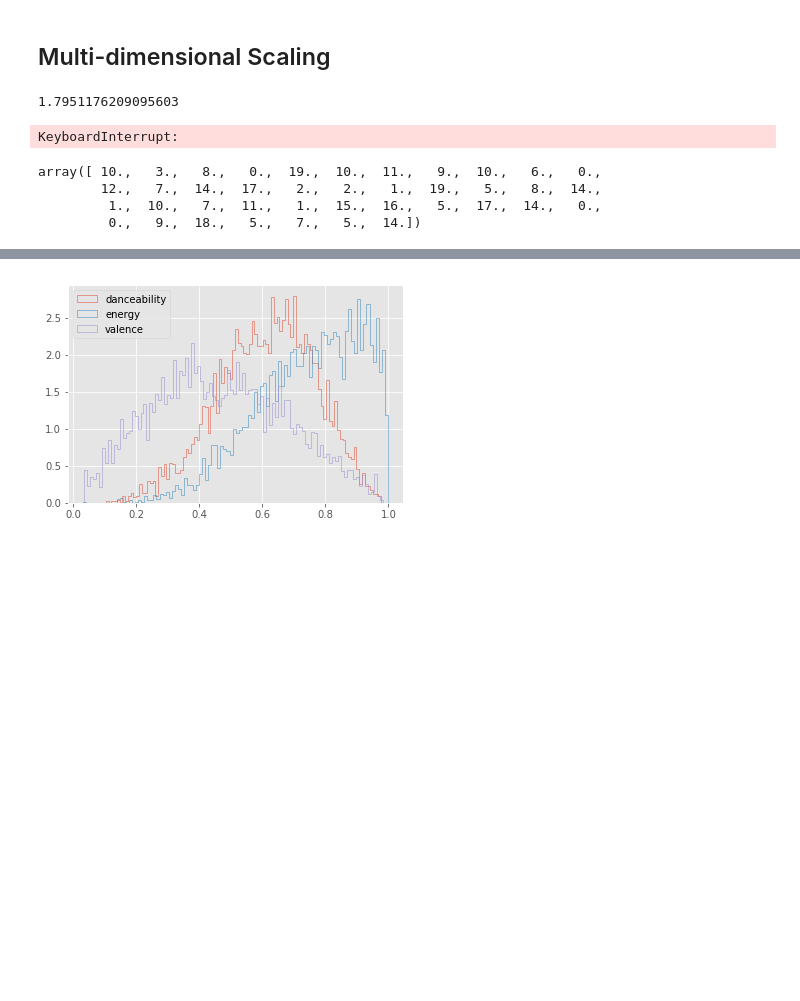
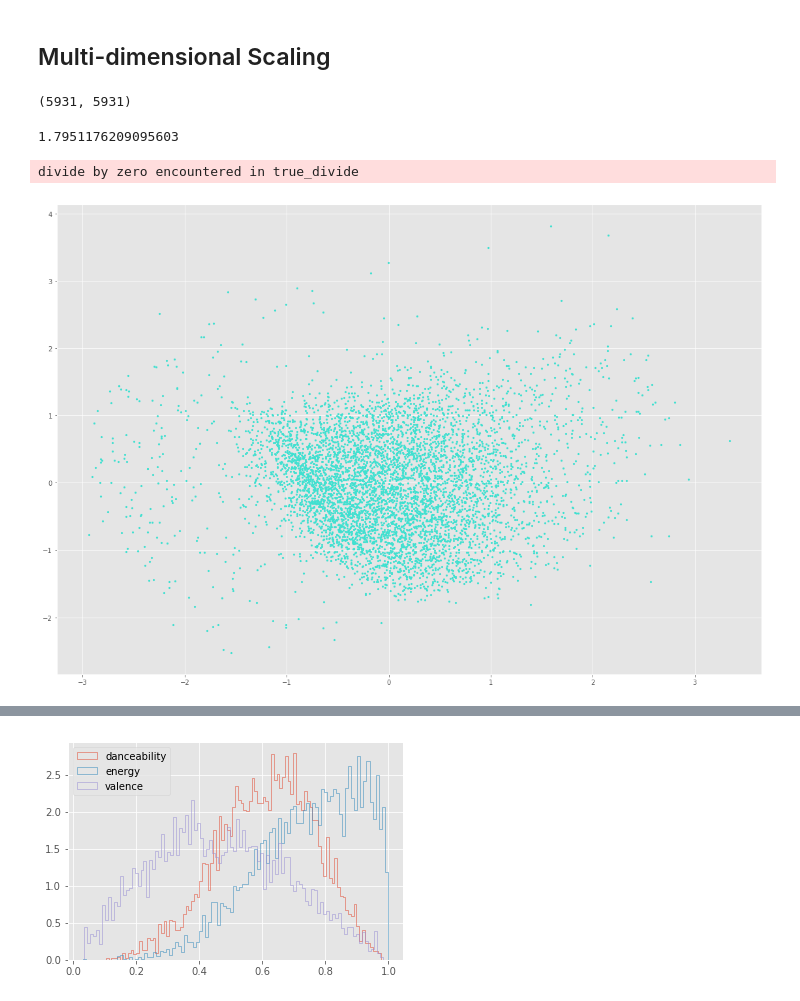
Before and after one commit to jcream31/workout_music_recommender, a Jupyter notebook: notebooks/Analysis.ipynb, the cells around one changed output, grey strips where cells are left out. Drawn from its saved outputs; the diff is of its cells as text; code cells hidden in the pictures; blank space fills up the shorter version.

```diff
--- a/notebooks/Analysis.ipynb
+++ b/notebooks/Analysis.ipynb
@@ -75,6 +77,10 @@ ax.set_ylabel("Second Principal Component")
 # %%
 data_mat = data_as_array(data)
 eu_dist = np.sqrt(((data_mat - data_mat[:, np.newaxis, :])**2).sum(axis=2))
+# %%
+eu_dist.shape
+# %% [output]
+(5931, 5931)
 # %%
 # consider any songs with < 0.5 dist as connected/related
 np.amax(eu_dist)
@@ -83,58 +89,42 @@ np.amax(eu_dist)
 # %%
 import numpy as np
 from matplotlib import pyplot as plt
 from matplotlib.collections import LineCollection
 from sklearn import manifold
 from sklearn.metrics import euclidean_distances
 from sklearn.decomposition import PCA
 
 n_samples = len(data)
-
+X_true = data_mat
 mds = manifold.MDS(n_components=2, max_iter=3000, eps=1e-9, random_state=seed,
                    dissimilarity="precomputed", n_jobs=1)
-pos = mds.fit(eu_dist).embedding_
-
-
+# pos = mds.fit(eu_dist).embedding_
+with open('../data/mds_fit.p', 'rb') as fp:
+    pos = pickle.load(fp)
 
 # Rescale the data
-# pos *= np.sqrt((X_true ** 2).sum()) / np.sqrt((pos ** 2).sum())
-# npos *= np.sqrt((X_true ** 2).sum()) / np.sqrt((npos ** 2).sum())
+pos *= np.sqrt((X_true ** 2).sum()) / np.sqrt((pos ** 2).sum())
 
-# # Rotate the data
-# clf = PCA(n_components=2)
-# X_true = clf.fit_transform(X_true)
+# Rotate the data
+clf = PCA(n_components=2)
+X_true = clf.fit_transform(X_true)
 
-# pos = clf.fit_transform(pos)
+pos = clf.fit_transform(pos)
 
-# npos = clf.fit_transform(npos)
+fig = plt.figure(1, figsize=(15,10))
+ax = plt.axes([0., 0., 1., 1.])
 
-# fig = plt.figure(1)
-# ax = plt.axes([0., 0., 1., 1.])
-
-# s = 100
+s = 10
 # plt.scatter(X_true[:, 0], X_true[:, 1], color='navy', s=s, lw=0,
 #             label='True Position')
-# plt.scatter(pos[:, 0], pos[:, 1], color='turquoise', s=s, lw=0, label='MDS')
+plt.scatter(pos[:, 0], pos[:, 1], color='turquoise', s=s, lw=0, label='MDS')
 # plt.scatter(npos[:, 0], npos[:, 1], color='darkorange', s=s, lw=0, label='NMDS')
 # plt.legend(scatterpoints=1, loc='best', shadow=False)
 
-# similarities = similarities.max() / similarities * 100
-# similarities[np.isinf(similarities)] = 0
+similarities = eu_dist.max() / eu_dist * 100
+similarities[np.isinf(similarities)] = 0
 
-# # Plot the edges
-# start_idx, end_idx = np.where(pos)
-# # a sequence of (*line0*, *line1*, *line2*), where::
-# #            linen = (x0, y0), (x1, y1), ... (xm, ym)
-# segments = [[X_true[i, :], X_true[j, :]]
-#             for i in range(len(pos)) for j in range(len(pos))]
-# values = np.abs(similarities)
-# lc = LineCollection(segments,
-#                     zorder=0, cmap=plt.cm.Blues,
-#                     norm=plt.Normalize(0, values.max()))
-# lc.set_array(similarities.flatten())
-# lc.set_linewidths(0.5 * np.ones(len(segments)))
-# ax.add_collection(lc)
-
-# plt.show()
+plt.show()
 # %% [output]
-KeyboardInterrupt:
+divide by zero encountered in true_divide
+[figure, added]
@@ -145,7 +130,0 @@ X = seed.randint(0, 20, 2 * n_samples).astype(np.float)
-# %%
-X
-# %% [output]
-array([ 10.,   3.,   8.,   0.,  19.,  10.,  11.,   9.,  10.,   6.,   0.,
-        12.,   7.,  14.,  17.,   2.,   2.,   1.,  19.,   5.,   8.,  14.,
-         1.,  10.,   7.,  11.,   1.,  15.,  16.,   5.,  17.,  14.,   0.,
-         0.,   9.,  18.,   5.,   7.,   5.,  14.])
```
Also changed, not shown: parts of 10 cells of this notebook, 5 other files.
